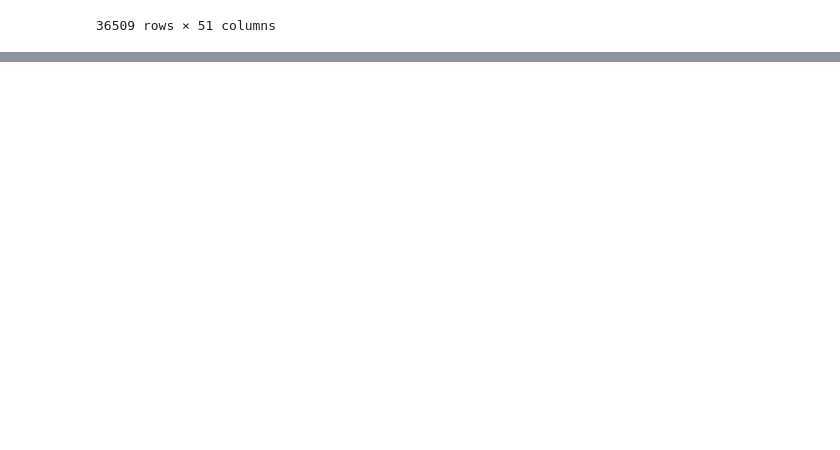
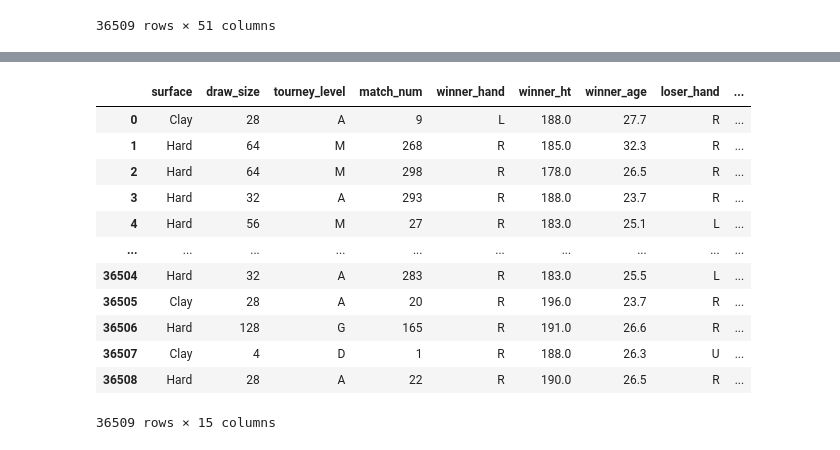
Before and after one commit to NazarPolishchuk7/Tennis_Match_Prediction, a Jupyter notebook: notebooks/data_preprocessing.ipynb, the cells around one changed output, grey strips where cells are left out. Cells and saved outputs as stored; diff of their text form; code cells hidden in the pictures; blank space fills up the shorter version.

```diff
--- a/notebooks/data_preprocessing.ipynb
+++ b/notebooks/data_preprocessing.ipynb
@@ -365,0 +400,25 @@ df
+# %%
+train = df.drop(['tourney_id', 'tourney_name','tourney_date','winner_id','winner_ioc','loser_id','score', 'best_of', 'round',
+       'minutes', 'w_ace', 'w_df', 'w_svpt', 'w_1stIn', 'w_1stWon', 'w_2ndWon',
+       'w_SvGms', 'w_bpSaved', 'w_bpFaced', 'l_ace', 'l_df', 'l_svpt',
+       'l_1stIn', 'l_1stWon', 'l_2ndWon', 'l_SvGms', 'l_bpSaved', 'l_bpFaced'],axis=1 )
+# %%
+train=train.drop(['loser_ioc','winner_seed','loser_seed'], axis = 1)
+# %%
+train =train.drop(['player_id'], axis = 1)
+# %%
+train
+# %% [output]
+|  | surface | draw_size | tourney_level | match_num | winner_hand | winner_ht | winner_age | loser_hand | ... |
+| 0 | Clay | 28 | A | 9 | L | 188.0 | 27.7 | R | ... |
+| 1 | Hard | 64 | M | 268 | R | 185.0 | 32.3 | R | ... |
+| 2 | Hard | 64 | M | 298 | R | 178.0 | 26.5 | R | ... |
+| 3 | Hard | 32 | A | 293 | R | 188.0 | 23.7 | R | ... |
+| 4 | Hard | 56 | M | 27 | R | 183.0 | 25.1 | L | ... |
+| ... | ... | ... | ... | ... | ... | ... | ... | ... | ... |
+| 36504 | Hard | 32 | A | 283 | R | 183.0 | 25.5 | L | ... |
+| 36505 | Clay | 28 | A | 20 | R | 196.0 | 23.7 | R | ... |
+| 36506 | Hard | 128 | G | 165 | R | 191.0 | 26.6 | R | ... |
+| 36507 | Clay | 4 | D | 1 | R | 188.0 | 26.3 | U | ... |
+| 36508 | Hard | 28 | A | 22 | R | 190.0 | 26.5 | R | ... |
+36509 rows × 15 columns
```
Also changed, not shown: parts of 4 cells of this notebook, 1 other file.
